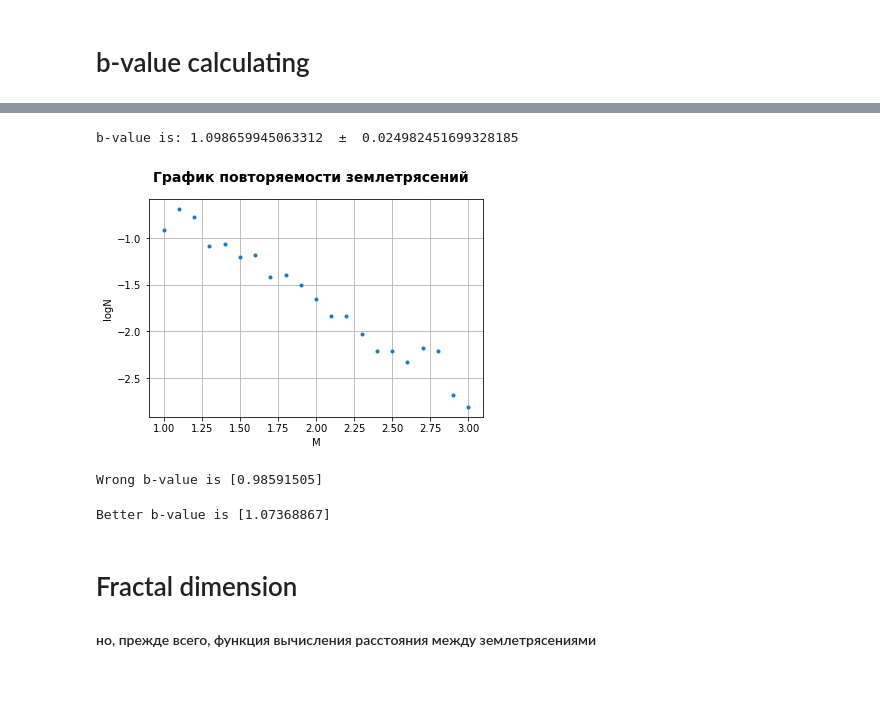
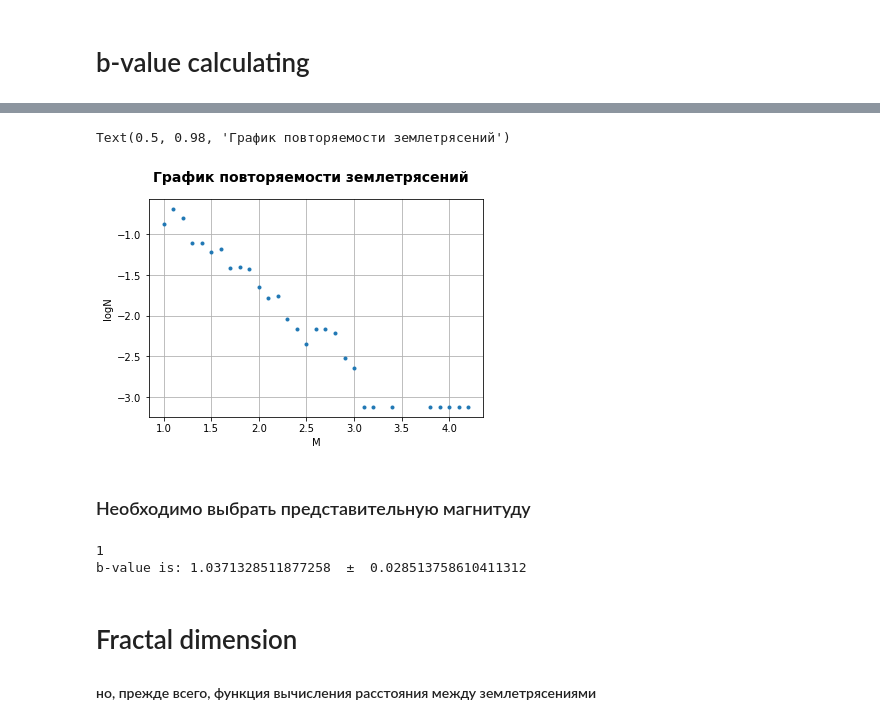
Before and after one commit to pavelmalyutin/ITPZ, a Jupyter notebook: Seismos_1.ipynb, the cells around one changed output, grey strips where cells are left out. Saved outputs shown, nothing was run; the diff lists cells and outputs as text; code cells hidden in the pictures; blank space fills up the shorter version.

```diff
--- a/Seismos_1.ipynb
+++ b/Seismos_1.ipynb
@@ -14,6 +14,5 @@ from sklearn.linear_model import LinearRegression
 # %%
 '''чтение файла из директории проги
 и устранение выбросов значений магнитуды округлением до 1 знака пз.'''
-my_cat = pd.read_csv('./catalogues/query (4).csv')
+my_cat = pd.read_csv('./catalogues/query (7).csv')
 my_cat.mag = round(my_cat.mag, 1)
-my_cat.head()
@@ -28,41 +19,33 @@ my_cat.head()
 # %%
 '''Следующий кусок вычисляет необходимые для построения графика повторяемости EQ параметры
 а именно: N_tot - суммарное количество землетрясений
 a - Series, состоящая из значений lg(N/N_tot) и соотвествующих магнитуд
 и, собственно строит график ПЗ для оценки справедливости Г-Р.'''
 N_tot = my_cat.shape
 f = lambda x: math.log10(x/N_tot[0])
 a = my_cat.mag.value_counts().apply(f)
 a.plot(style='.')
 plt.grid()
 plt.xlabel("M")
 plt.ylabel("logN")
 plt.suptitle('График повторяемости землетрясений',
              fontsize=14, fontweight='bold')
-b_value = 1 / (my_cat['mag'].mean() - my_cat['mag'].min()) * (1/ math.log(10)) # расчет b-value по формуле Aki
+ # расчет b-value по формуле Aki
 # mag - СТОЛБЕЦ С МАГНИТУДОЙ В ДАННОЙ csv
-
-print('\033[1m'+'b-value is:', b_value, ' ± ', b_value/math.sqrt(N_tot[0]))
 # %% [output]
-b-value is: 1.098659945063312  ±  0.024982451699328185
+Text(0.5, 0.98, 'График повторяемости землетрясений')
-[figure, old version]
+[figure, new version]
-# %%
-b_val = pd.DataFrame({'Mags': a.index, 'LogN': a.values})
-Mags = b_val.Mags.to_numpy().reshape(-1, 1)
-LogN = b_val.LogN.to_numpy().reshape(-1, 1)
-A = LinearRegression()
-A.fit(Mags, LogN)
-print('\033[1m' + 'Wrong b-value is', -A.coef_[0])
-# %% [output]
-Wrong b-value is [0.98591505]
-# %%
-Mags1 = b_val.drop([2,4,16,18]).Mags.to_numpy().reshape(-1, 1)
-LogN1 = b_val.drop([2,4,16,18]).LogN.to_numpy().reshape(-1, 1)
-B = LinearRegression()
-B.fit(Mags1, LogN1)
-print('\033[1m' + 'Better b-value is', -B.coef_[0])
-# %% [output]
-Better b-value is [1.07368867]
+# %% [markdown]
+### Необходимо выбрать представительную магнитуду
+# %%
+M_0 = float(input())
+b_value = 1 / (my_cat['mag'].mean() - M_0) * (1/ math.log(10))
+# расчет b-value по формуле Aki
+# mag - СТОЛБЕЦ С МАГНИТУДОЙ В ДАННОЙ csv
+print('\033[1m'+'b-value is:', b_value, ' ± ', b_value/math.sqrt(N_tot[0]))
+# %% [output]
+1
+b-value is: 1.0371328511877258  ±  0.028513758610411312
 # %% [markdown]
 # Fractal dimension
 #### но, прежде всего, функция вычисления расстояния между землетрясениями
```
Also changed, not shown: parts of 14 cells of this notebook, 6 other files.
